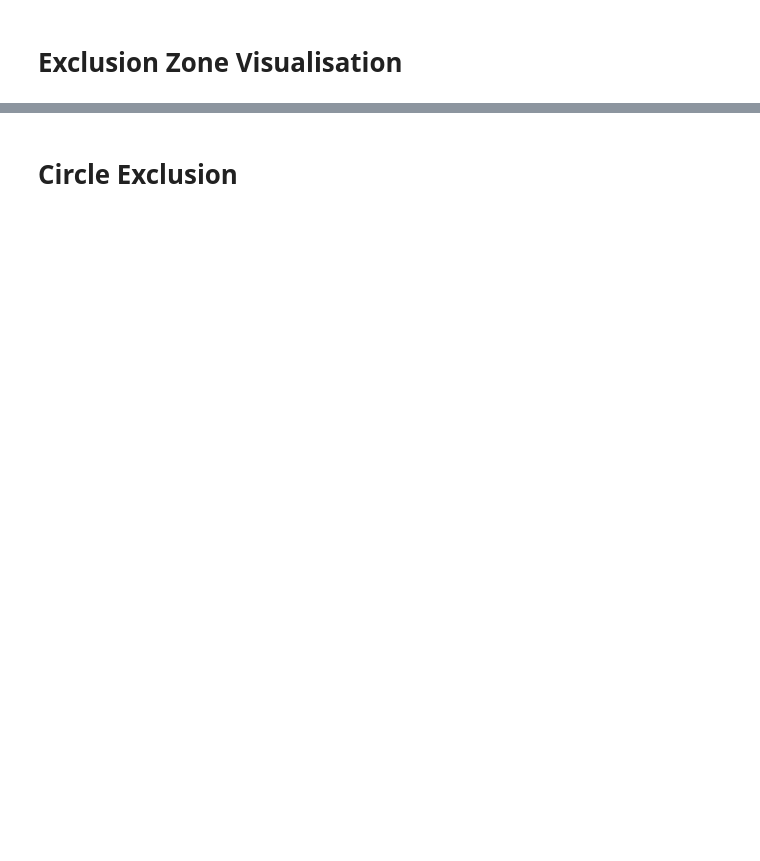
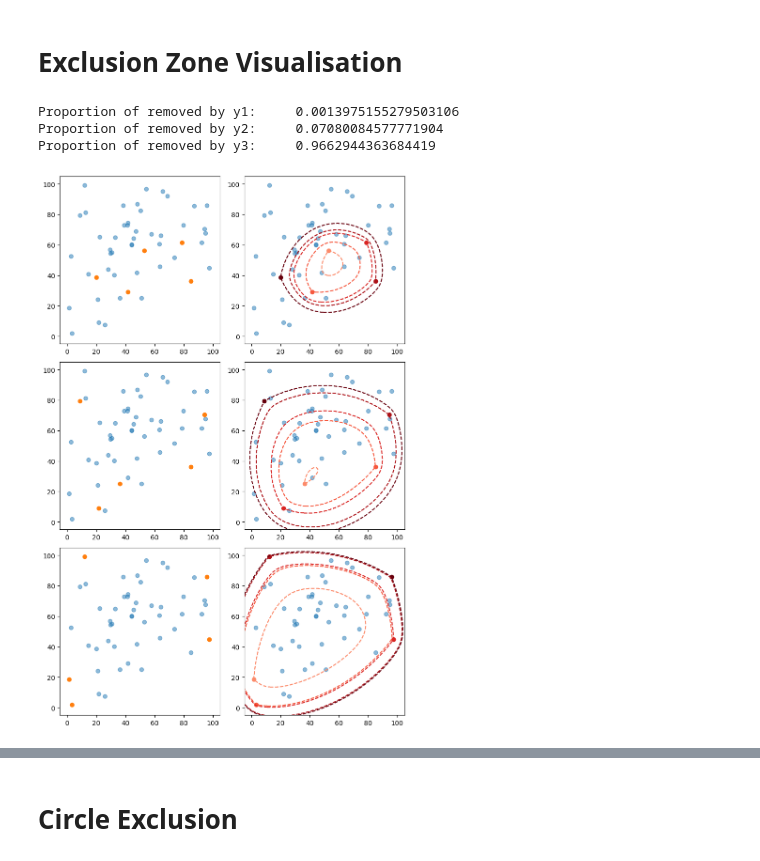
Before and after one commit to sandyspiers/coordinate_partitioning, a Jupyter notebook: visualisation/exclusion_zones.ipynb, the cells around one changed output, grey strips where cells are left out. Cells and saved outputs as stored; diff of their text form; code cells hidden in the pictures; blank space fills up the shorter version.

```diff
--- a/visualisation/exclusion_zones.ipynb
+++ b/visualisation/exclusion_zones.ipynb
@@ -25 +15,44 @@ y1[[4,17,27,35,39]] = 1
+# %%
+# Setup problem
+np.random.seed(38)
+n = 50
+p = 5
+s = 2
+dp = DiversityProblem.random(n,p,s)
+
+# Choose a cut a plot
+y1 = np.zeros(n)
+y1[[3, 30, 44, 39, 7]] = 1
+
+y2 = np.zeros(n)
+y2[[1,22,27,15,44]] = 1
+
+y3 = np.zeros(n)
+cps = CutPlaneSolver(dp)
+cps.solve()
+y3[[cps.get_nodes()]]=1
+
+Y = [y1, y2, y3]
+
+fig, axes = plt.subplots(3, 2, figsize=(8, 12))
+for k in range(3):
+    axes[k,0].plot(dp.locations[Y[k]==0,0],dp.locations[Y[k]==0,1],ls="",marker="o",alpha=0.5)
+    axes[k,0].plot(dp.locations[Y[k]==1,0],dp.locations[Y[k]==1,1],ls="",marker="o")
+    # for pp in range(n):
+    #     axes[k,0].annotate(str(pp),(dp.locations[pp,0],dp.locations[pp,1]))
+    for j in range(2):
+        axes[k,j].set_xlim(-5,105)
+        axes[k,j].set_ylim(-5,105)
+    # Let alpha=1, determine all 5 exclusion zones
+    ex_X, ex_Y, ex_Z = ex.get_exclusion_zones(dp, Y[k], space_increase=15)
+    ex.plot_zones_onto_axes(axes[k,1],Y[k], ex_X, ex_Y, ex_Z,dp)
+    print(f"Proportion of removed by y{k+1}:\t",ex.get_proportion_solutions_removed(dp,Y[k]))
+plt.tight_layout()
+if savefig: plt.savefig(f"{fig_directory}/exclusion_zones_demo.pdf")
+plt.show()
+# %% [output]
+Proportion of removed by y1:     0.0013975155279503106
+Proportion of removed by y2:     0.07080084577771904
+Proportion of removed by y3:     0.9662944363684419
+[figure, added]
 # %%
```
Also changed, not shown: parts of 25 cells of this notebook, 13 other files.
